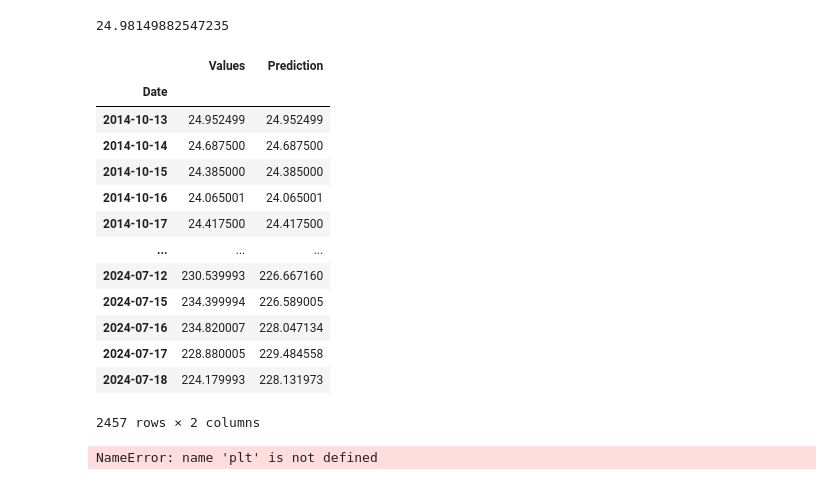
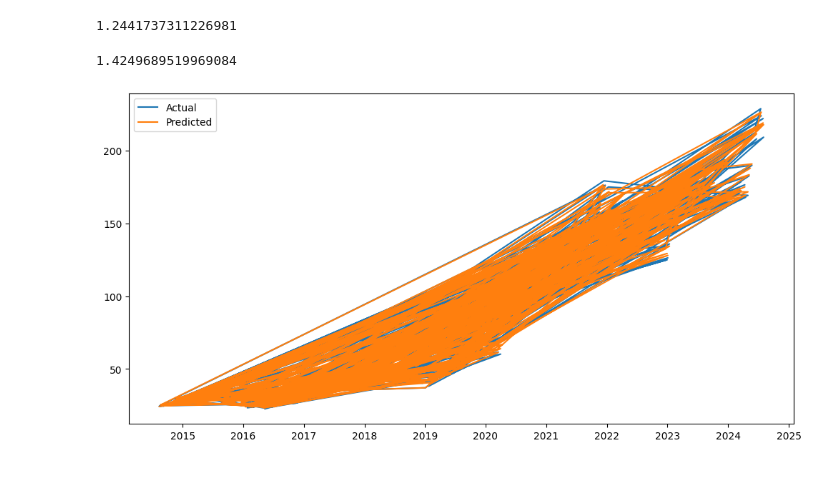
Before and after one commit to uhstray-io/PyStockBot, a Jupyter notebook: src/train_model.ipynb, the cells around one changed output. Cells and saved outputs as stored; diff of their text form; code cells hidden in the pictures.

Commit message:
Xgboost predictions

```diff
--- a/src/train_model.ipynb
+++ b/src/train_model.ipynb
@@ -133,0 +134,5 @@ Epoch 2/2
+# %%
+# model = xgb.XGBRegressor(n_estimators=100, max_depth=7, eta=0.1, subsample=0.7, colsample_bytree=0.8)
+# model = xgb.XGBRegressor(n_estimators=100, max_depth=7, eta=0.1, subsample=1, colsample_bytree=0.8)
+model = xgb.XGBRegressor(n_estimators=150, max_depth=7, eta=0.1, subsample=1, colsample_bytree=.5)
+model.fit(x_train, y_train)
@@ -133,0 +151,3 @@ Epoch 2/2
+# %%
+predicted = model.predict(x_test)
+predicted
@@ -133,0 +172,4 @@ Epoch 2/2
+# %%
+# Add predicted values to the dataframe
+y_test["predicted"] = predicted
+y_test
@@ -150,5 +197,0 @@ pred = scaler.inverse_transform(predictions_scaled).flatten().tolist()
-# %%
-rmse = np.sqrt(np.mean(((predictions - b) ** 2)))
-rmse
-# %% [output]
-24.98149882547235
@@ -162,30 +198,24 @@ df2 = pd.DataFrame(new_table)
-# %%
-df2["Date"] = pd.to_datetime(df2["Date"])
-df3 = df2.set_index('Date').copy(deep=True)
-df3
-# %% [output]
-|  | Values | Prediction |
-| Date |  |  |
-| 2014-10-13 | 24.952499 | 24.952499 |
-| 2014-10-14 | 24.687500 | 24.687500 |
-| 2014-10-15 | 24.385000 | 24.385000 |
-| 2014-10-16 | 24.065001 | 24.065001 |
-| 2014-10-17 | 24.417500 | 24.417500 |
-| ... | ... | ... |
-| 2024-07-12 | 230.539993 | 226.667160 |
-| 2024-07-15 | 234.399994 | 226.589005 |
-| 2024-07-16 | 234.820007 | 228.047134 |
-| 2024-07-17 | 228.880005 | 229.484558 |
-| 2024-07-18 | 224.179993 | 228.131973 |
-2457 rows × 2 columns
-# %%
-# Visualize the data
-plt.figure(figsize=(16,6))
-plt.title('Model')
-plt.xlabel('Date', fontsize=18)
-plt.ylabel('Close Price USD ($)', fontsize=18)
-plt.plot(df3.tail(200)[['Values', 'Prediction']])
-plt.legend(['Train', 'Val', 'Predictions'], loc='lower right')
-plt.show()
-# %% [output]
-NameError: name 'plt' is not defined
+# %%
+# Get the mean absolute error (MAE)
+mae = np.mean(np.abs(y_test["predicted"] - y_test["target_close"]))
+mae
+# %% [output]
+1.2441737311226981
+# %%
+# Get the mean absolute percentage error (MAPE)
+mape = np.mean(np.abs((y_test["target_close"] - y_test["predicted"]) / y_test["target_close"])) * 100
+mape
+# %% [output]
+1.4249689519969084
+# %%
+# sort the values by date
+y_test = y_test.sort_index()
+# %%
+# Plot the predicted vs actual values
+plt.figure(figsize=(12, 6))
+plt.plot(y_test["target_close"], label="Actual")
+plt.plot(y_test["predicted"], label="Predicted")
+plt.legend()
+plt.show()
+# %% [output]
+[figure, added]
```
Also changed, not shown: parts of 22 cells of this notebook, 4 other files.
